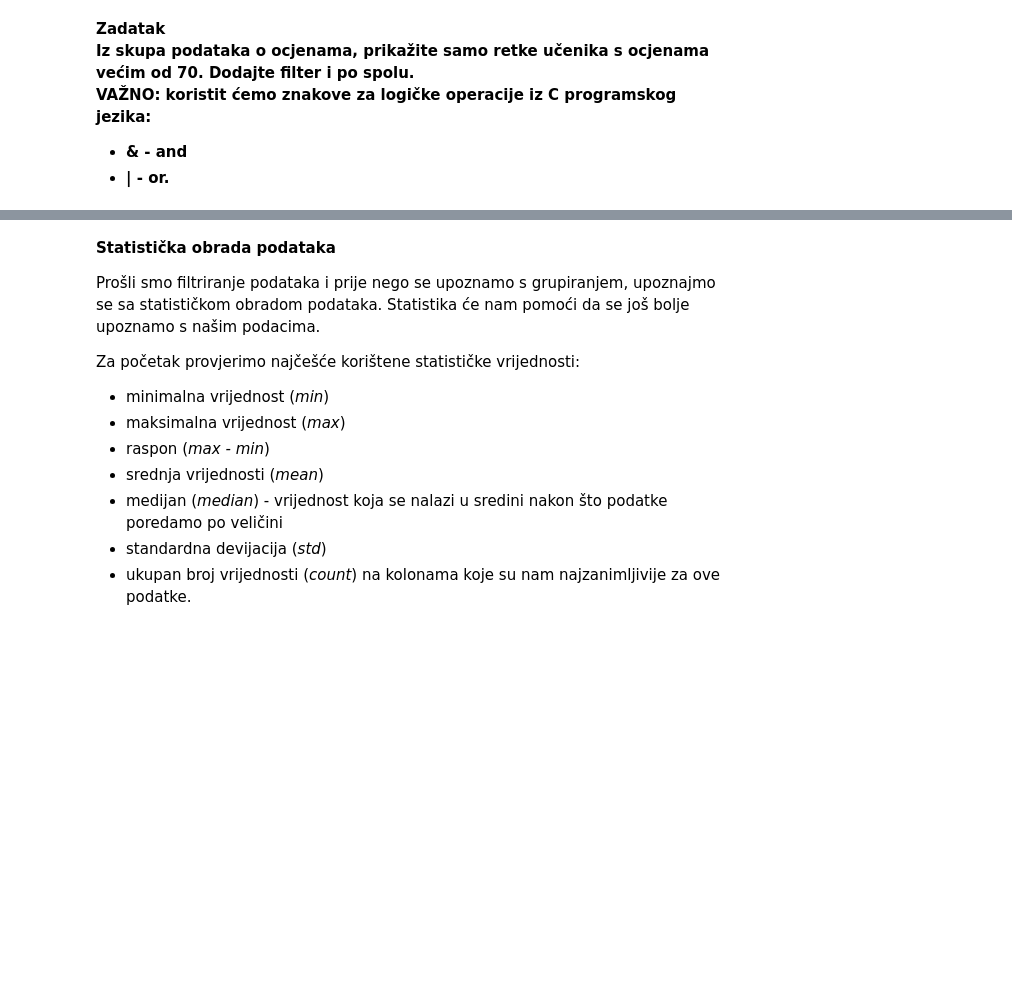
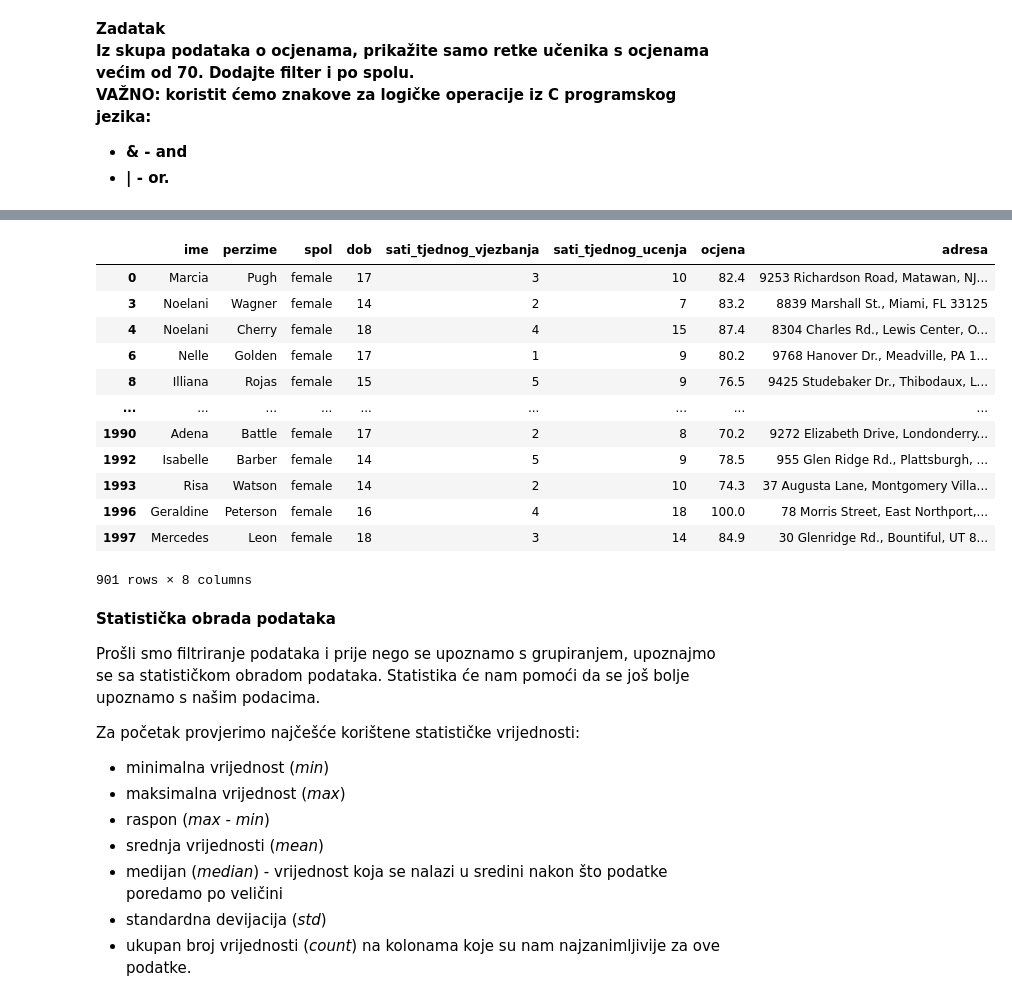
Before and after one commit to py-dev-algebra/py-jupyter-nb, a Jupyter notebook: 02 - Pandas/Pandas - Python modul za analizu podataka - Manipulacija podacima.ipynb, the cells around one changed output, grey strips where cells are left out. Cells and saved outputs as stored; diff of their text form; code cells hidden in the pictures; blank space fills up the shorter version.

```diff
--- a/02 - Pandas/Pandas - Python modul za analizu podataka - Manipulacija podacima.ipynb
+++ b/02 - Pandas/Pandas - Python modul za analizu podataka - Manipulacija podacima.ipynb
@@ -1071,5 +1087,20 @@ Dodajte filter i po spolu.**<br>
 # %%
-ocjene_df
+# ocjene_df.loc[ocjene_df['ocjena'] > 70 & ocjene_df['spol'] == 'female'] - ne radi ako uvjeti nisu u zagradama
+ocjene_df.loc[(ocjene_df['ocjena'] > 70) & (ocjene_df['spol'] == 'female')]
+# %% [output]
+|  | ime | perzime | spol | dob | sati_tjednog_vjezbanja | sati_tjednog_ucenja | ocjena | adresa |
+| 0 | Marcia | Pugh | female | 17 | 3 | 10 | 82.4 | 9253 Richardson Road, Matawan, NJ... |
+| 3 | Noelani | Wagner | female | 14 | 2 | 7 | 83.2 | 8839 Marshall St., Miami, FL 33125 |
+| 4 | Noelani | Cherry | female | 18 | 4 | 15 | 87.4 | 8304 Charles Rd., Lewis Center, O... |
+| 6 | Nelle | Golden | female | 17 | 1 | 9 | 80.2 | 9768 Hanover Dr., Meadville, PA 1... |
+| 8 | Illiana | Rojas | female | 15 | 5 | 9 | 76.5 | 9425 Studebaker Dr., Thibodaux, L... |
+| ... | ... | ... | ... | ... | ... | ... | ... | ... |
+| 1990 | Adena | Battle | female | 17 | 2 | 8 | 70.2 | 9272 Elizabeth Drive, Londonderry... |
+| 1992 | Isabelle | Barber | female | 14 | 5 | 9 | 78.5 | 955 Glen Ridge Rd., Plattsburgh, ... |
+| 1993 | Risa | Watson | female | 14 | 2 | 10 | 74.3 | 37 Augusta Lane, Montgomery Villa... |
+| 1996 | Geraldine | Peterson | female | 16 | 4 | 18 | 100.0 | 78 Morris Street, East Northport,... |
+| 1997 | Mercedes | Leon | female | 18 | 3 | 14 | 84.9 | 30 Glenridge Rd., Bountiful, UT 8... |
+901 rows × 8 columns
 # %% [markdown]
 **Statistička obrada podataka**
 
```
Also changed, not shown: parts of 1 cell of this notebook.
